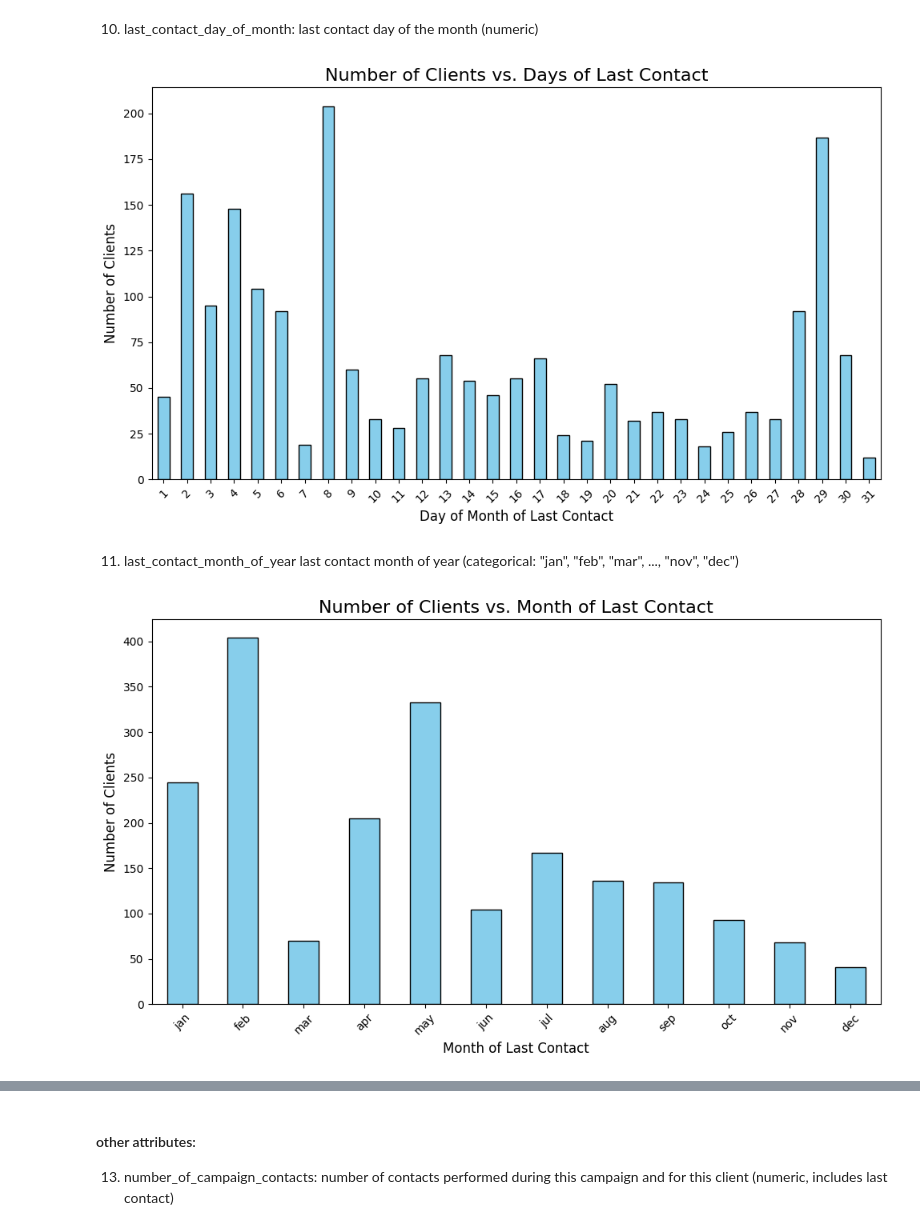
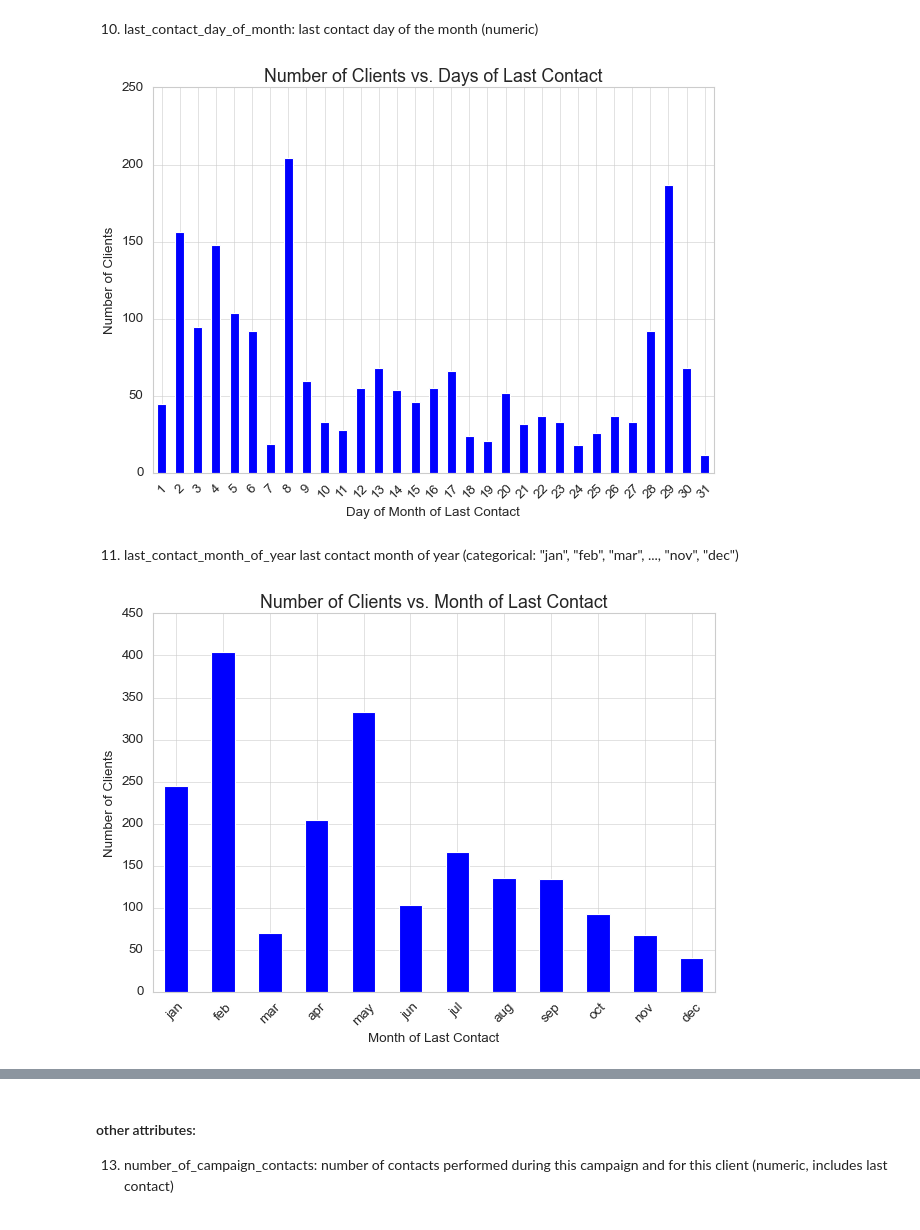
Before and after one commit to sean-meade/DA_Etivity_1, a Jupyter notebook: etivity1.ipynb, the cells around one changed output, grey strips where cells are left out. Cells and saved outputs as stored; diff of their text form; code cells hidden in the pictures.

```diff
--- a/etivity1.ipynb
+++ b/etivity1.ipynb
@@ -14,3 +11,6 @@ ID: 10128921
 # %%
+# Set stylesheet for plots
+plt.style.use('classic')
+
 # Expand default number of rows printed for Pandas
 pd.options.display.max_rows = 600
@@ -293,0 +267,2 @@ Number of non-subscribers with no credit in default: 986/1000
+# %%
+df_plot = df.copy()
@@ -422,14 +526,14 @@ Number of zero balances: 86
 I wanted to check if a combination of having a loan and being in default corrilate to subscribing or not but there are not enough data points (11). However I think it is worth noting that only one of these 11 subscribed.
 # %%
 # Create combined loan status subscribed
-df['loan_status'] = df['housing_loan'] + ' housing, ' + df['personal_loan'] + ' personal'
+df_plot['loan_status'] = df_plot['housing_loan'] + ' housing, ' + df_plot['personal_loan'] + ' personal'
 
 # Get total counts for each category
-loan_counts = df.groupby(['loan_status', 'subscribed']).size().unstack(fill_value=0)
+loan_counts = df_plot.groupby(['loan_status', 'subscribed']).size().unstack(fill_value=0)
 total_counts = loan_counts.sum(axis=1)
 
 # Calculate counts
-loan_counts = df.groupby(['loan_status', 'subscribed']).size().unstack(fill_value=0)
+loan_counts = df_plot.groupby(['loan_status', 'subscribed']).size().unstack(fill_value=0)
 loan_props = loan_counts.div(loan_counts.sum(axis=1), axis=0)
 
 # Plot stacked bars
@@ -471,0 +645,25 @@ np.int64(3)
+# %%
+# Fill NaN values with 'unknown' for visualization
+df_plot['contact_type'] = df_plot['contact_type'].fillna('unknown')
+
+# Create the figure and plot
+plt.figure(figsize=(12, 7))
+sns.boxplot(x='contact_type', y='age', data=df_plot,
+			palette='Set3')
+
+# Customize the plot
+plt.title('Age Distribution by Contact Type', fontsize=16)
+plt.xlabel('Contact Type', fontsize=12)
+plt.ylabel('Age', fontsize=12)
+
+# Add statistical summary
+summary_stats = df_plot.groupby('contact_type')['age'].agg(['count', 'mean', 'median', 'std'])
+
+summary_text = "\nStatistics:\n" + "       " + summary_stats.to_string()
+plt.text(1.05, 0.5, summary_text,
+			transform=plt.gca().transAxes,
+			verticalalignment='center',
+			bbox=dict(boxstyle='round', facecolor='white', alpha=0.7))
+
+plt.tight_layout()
+plt.show()
@@ -472,24 +675,23 @@ np.int64(3)
 # %% [markdown]
 10. last_contact_day_of_month: last contact day of the month (numeric)
 # %%
-day_frequency_table = df['last_contact_day_of_month'].value_counts().sort_index()
+day_frequency_table = df_plot['last_contact_day_of_month'].value_counts().sort_index()
 
 # Plot the bar chart
-plt.figure(figsize=(10, 6))
-day_frequency_table.plot(kind='bar', color='skyblue', edgecolor='black')
+day_frequency_table.plot(kind='bar')
 
 # Set the title and labels
 plt.title('Number of Clients vs. Days of Last Contact', fontsize=16)
 plt.xlabel('Day of Month of Last Contact', fontsize=12)
 plt.ylabel('Number of Clients', fontsize=12)
 
-# Rotate month labels if needed
+# Rotate month labels
 plt.xticks(rotation=45)
 # Adjust the layout to avoid clipping
 plt.tight_layout()
 plt.show()
 # %% [output]
-[figure, old version]
+[figure, new version]
 # %% [markdown]
 11. last_contact_month_of_year last contact month of year (categorical: "jan", "feb", "mar", ..., "nov", "dec")
 # %%
@@ -497,14 +699,13 @@ plt.show()
 month_order = ['jan', 'feb', 'mar', 'apr', 'may', 'jun', 'jul', 'aug', 'sep', 'oct', 'nov', 'dec']
 
 # Convert the 'last_contact_month_of_year' to a categorical type with the correct order
-df['last_contact_month_of_year'] = pd.Categorical(df['last_contact_month_of_year'], categories=month_order, ordered=True)
+df_plot['last_contact_month_of_year'] = pd.Categorical(df_plot['last_contact_month_of_year'], categories=month_order, ordered=True)
 
 # Get the frequency count and sort by the custom month order
-month_frequency_table = df['last_contact_month_of_year'].value_counts().sort_index()
+month_frequency_table = df_plot['last_contact_month_of_year'].value_counts().sort_index()
 
 # Plot the bar chart
-plt.figure(figsize=(10, 6))
-month_frequency_table.plot(kind='bar', color='skyblue', edgecolor='black')
+month_frequency_table.plot(kind='bar')
 
 # Set the title and labels
 plt.title('Number of Clients vs. Month of Last Contact', fontsize=16)
@@ -517,6 +718,6 @@ plt.xticks(rotation=45)
 plt.tight_layout()
 plt.show()
 # %% [output]
-[figure, old version]
+[figure, new version]
 # %%
 # Count subscriptions by month
```
Also changed, not shown: parts of 102 cells of this notebook.
